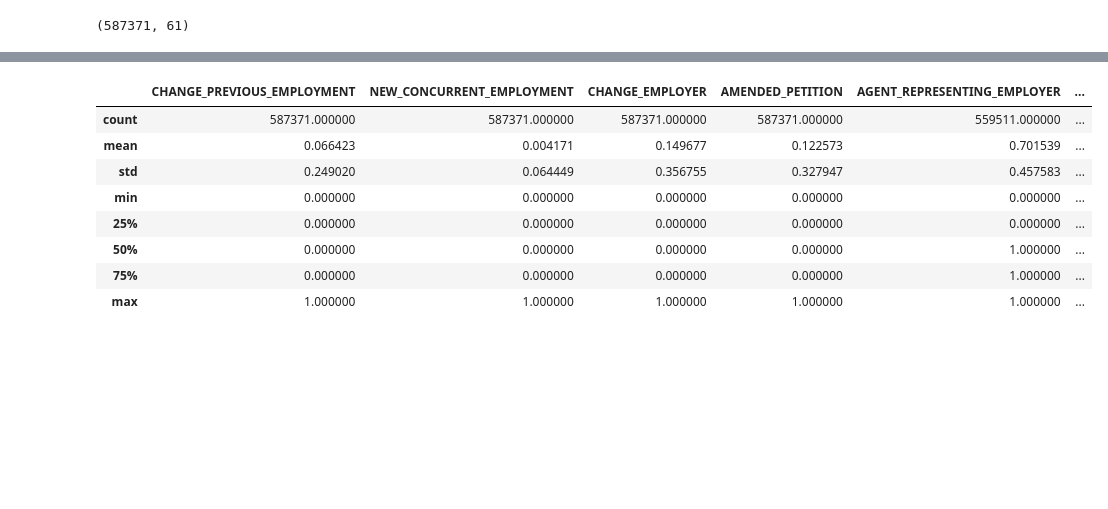
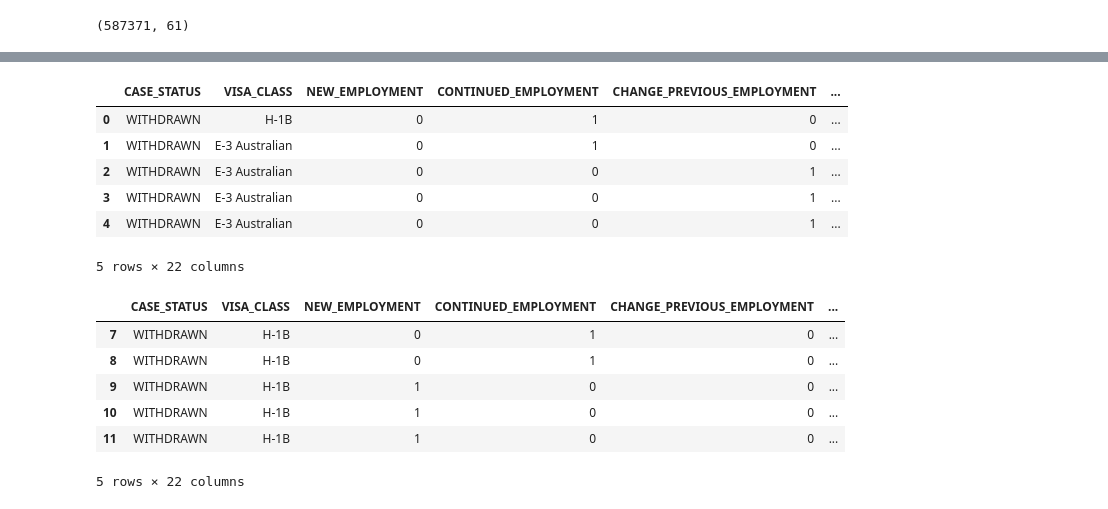
Before and after one commit to sujalsoni26/Visa-Acceptance-Prediction, a Jupyter notebook: code.ipynb, the cells around one changed output, grey strips where cells are left out. Drawn from its saved outputs; the diff is of its cells as text; code cells hidden in the pictures; blank space fills up the shorter version.

```diff
--- a/code.ipynb
+++ b/code.ipynb
@@ -1,8 +0,0 @@
-# %%
-import pandas as pd
-
-# Replace with the path to your file in Google Drive
-df_tmp = pd.read_excel('H-1B_Disclosure_Data_FY2019.xlsx')
-
-# Display the first few rows
-df_tmp.head()
@@ -16,0 +1,26 @@ df_tmp.head()
+# %%
+import os
+import pickle
+import pandas as pd
+
+# Path to the pickle file
+pickle_filename = 'dataset.pkl'
+
+# Check if the pickle file exists
+if os.path.exists(pickle_filename):
+    # Load the dataset from the pickle file
+    with open(pickle_filename, 'rb') as file:
+        df_tmp = pickle.load(file)
+    print(f"Dataset loaded from {pickle_filename}")
+else:
+    # Load the dataset from the Excel file
+    excel_filename = 'H-1B_Disclosure_Data_FY2019.xlsx'
+    df_tmp = pd.read_excel(excel_filename)
+
+    # Save the dataset to a pickle file
+    with open(pickle_filename, 'wb') as file:
+        pickle.dump(df_tmp, file)
+    print(f"Dataset loaded from {excel_filename} and saved to {pickle_filename}")
+
+# Display the first few rows of the dataset
+df_tmp.head()
@@ -109,6 +128,7 @@ df['H-1B_DEPENDENT'] = df['H-1B_DEPENDENT'].replace({'Y': 1, 'N': 0})
 df['PUBLIC_DISCLOSURE'] = df['PUBLIC_DISCLOSURE'].replace({'PLACE OF BUSINESS': 1, 'PLACE OF EMPLOYMENT': 0, 'BOTH': 2})
 df['WILLFUL_VIOLATOR'] = df['WILLFUL_VIOLATOR'].replace({'Y': 1, 'N': 0})
 df['AGENT_REPRESENTING_EMPLOYER'] = df['AGENT_REPRESENTING_EMPLOYER'].replace({'Y': 1, 'N': 0})
+df['FULL_TIME_POSITION'] = df['FULL_TIME_POSITION'].replace({'Y': 1, 'N': 0})
 # %%
 import seaborn as sns
 import matplotlib.pyplot as plt
@@ -147,38 +168,37 @@ plt.show()
 # %%
 columns_to_select = [
     'CASE_STATUS',
     'VISA_CLASS',
     'NEW_EMPLOYMENT',
     'CONTINUED_EMPLOYMENT',
     'CHANGE_PREVIOUS_EMPLOYMENT',
     'NEW_CONCURRENT_EMPLOYMENT',
     'CHANGE_EMPLOYER',
     'AMENDED_PETITION',
     'EMPLOYER_NAME',
     'SOC_TITLE',
     'SOC_CODE',
     'JOB_TITLE',
     'AGENT_REPRESENTING_EMPLOYER',
     'WILLFUL_VIOLATOR',
     'PUBLIC_DISCLOSURE',
     'H-1B_DEPENDENT',
     'TOTAL_WORKER_POSITIONS',
     'FULL_TIME_POSITION',
     'PREVAILING_WAGE_1',
     'PW_UNIT_OF_PAY_1',
     'WORKSITE_CITY_1',
     'WORKSITE_STATE_1',
 ]
 
 df = df.loc[:, columns_to_select]
-df.describe()
+df['NEW_CONCURRENT_EMPLOYMENT'] = df['NEW_CONCURRENT_EMPLOYMENT'].astype(int)
+df.head()
 # %% [output]
-|  | CHANGE_PREVIOUS_EMPLOYMENT | NEW_CONCURRENT_EMPLOYMENT | CHANGE_EMPLOYER | AMENDED_PETITION | AGENT_REPRESENTING_EMPLOYER | ... |
-| count | 587371.000000 | 587371.000000 | 587371.000000 | 587371.000000 | 559511.000000 | ... |
-| mean | 0.066423 | 0.004171 | 0.149677 | 0.122573 | 0.701539 | ... |
-| std | 0.249020 | 0.064449 | 0.356755 | 0.327947 | 0.457583 | ... |
-| min | 0.000000 | 0.000000 | 0.000000 | 0.000000 | 0.000000 | ... |
-| 25% | 0.000000 | 0.000000 | 0.000000 | 0.000000 | 0.000000 | ... |
-| 50% | 0.000000 | 0.000000 | 0.000000 | 0.000000 | 1.000000 | ... |
-| 75% | 0.000000 | 0.000000 | 0.000000 | 0.000000 | 1.000000 | ... |
-| max | 1.000000 | 1.000000 | 1.000000 | 1.000000 | 1.000000 | ... |
+|  | CASE_STATUS | VISA_CLASS | NEW_EMPLOYMENT | CONTINUED_EMPLOYMENT | CHANGE_PREVIOUS_EMPLOYMENT | ... |
+| 0 | WITHDRAWN | H-1B | 0 | 1 | 0 | ... |
+| 1 | WITHDRAWN | E-3 Australian | 0 | 1 | 0 | ... |
+| 2 | WITHDRAWN | E-3 Australian | 0 | 0 | 1 | ... |
+| 3 | WITHDRAWN | E-3 Australian | 0 | 0 | 1 | ... |
+| 4 | WITHDRAWN | E-3 Australian | 0 | 0 | 1 | ... |
+5 rows × 22 columns
@@ -184,0 +233,11 @@ df.describe()
+# %%
+
+df.head()
+# %% [output]
+|  | CASE_STATUS | VISA_CLASS | NEW_EMPLOYMENT | CONTINUED_EMPLOYMENT | CHANGE_PREVIOUS_EMPLOYMENT | ... |
+| 7 | WITHDRAWN | H-1B | 0 | 1 | 0 | ... |
+| 8 | WITHDRAWN | H-1B | 0 | 1 | 0 | ... |
+| 9 | WITHDRAWN | H-1B | 1 | 0 | 0 | ... |
+| 10 | WITHDRAWN | H-1B | 1 | 0 | 0 | ... |
+| 11 | WITHDRAWN | H-1B | 1 | 0 | 0 | ... |
+5 rows × 22 columns
```
Also changed, not shown: parts of 46 cells of this notebook.
